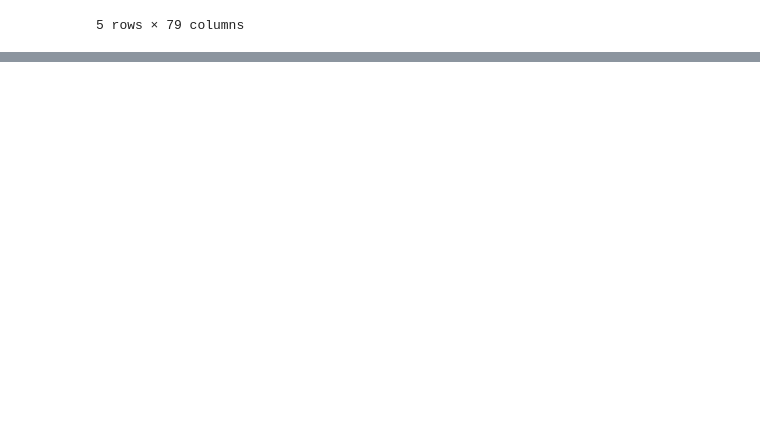
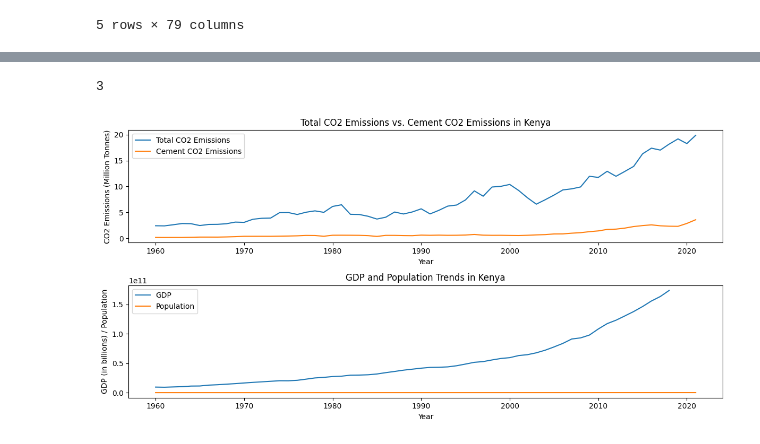
Before and after one commit to Purity-Wanjiku/Hack4Climate, a Jupyter notebook: hack4climate.ipynb, the cells around one changed output, grey strips where cells are left out. Saved outputs shown, nothing was run; the diff lists cells and outputs as text; code cells hidden in the pictures; blank space fills up the shorter version.

Commit message:
initial data cleaning

```diff
--- a/hack4climate.ipynb
+++ b/hack4climate.ipynb
@@ -143,0 +150,3 @@ We observe that the data has a very large number of null values therefore lets t
+# %%
+# Filter data specific to Kenya and relevant cement companies like Bamburi Cement
+kenya_data = emission_csv_file[emission_csv_file['country'] == 'Kenya']
@@ -143,0 +217,3 @@ We observe that the data has a very large number of null values therefore lets t
+# %%
+# Keep data only from 1960
+kenya_data = kenya_data[kenya_data['year'] >= 1960]
@@ -143,0 +225,32 @@ We observe that the data has a very large number of null values therefore lets t
+# %%
+nan_gdp
+# %% [output]
+3
+# %%
+# Data Visualization
+plt.figure(figsize=(12, 6))
+
+# Plot CO2 emissions and cement CO2 emissions over the years
+plt.subplot(2, 1, 1)
+sns.lineplot(data=kenya_data, x='year', y='co2', label='Total CO2 Emissions')
+sns.lineplot(data=kenya_data, x='year', y='cement_co2', label='Cement CO2 Emissions')
+plt.title('Total CO2 Emissions vs. Cement CO2 Emissions in Kenya')
+plt.xlabel('Year')
+plt.ylabel('CO2 Emissions (Million Tonnes)')
+plt.legend()
+
+
+
+# Plot GDP and population over the years
+plt.subplot(2, 1, 2)
+sns.lineplot(data=kenya_data, x='year', y='gdp', label='GDP')
+sns.lineplot(data=kenya_data, x='year', y='population', label='Population')
+plt.title('GDP and Population Trends in Kenya')
+plt.xlabel('Year')
+plt.ylabel('GDP (in billions) / Population')
+plt.legend()
+
+plt.tight_layout()
+plt.show()
+# %% [output]
+[figure, added]
```
Also changed, not shown: parts of 15 cells of this notebook, 2 other files.
